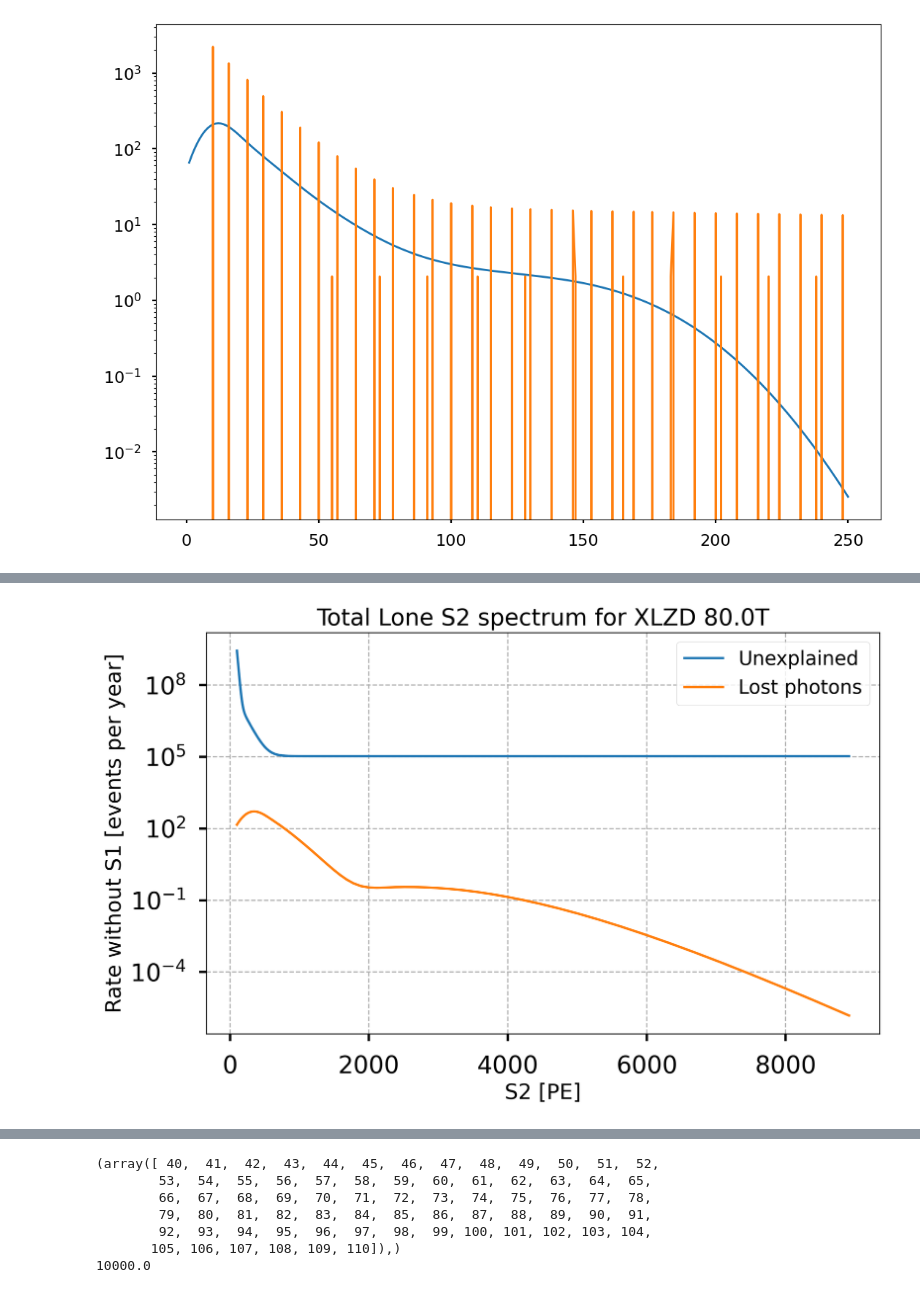
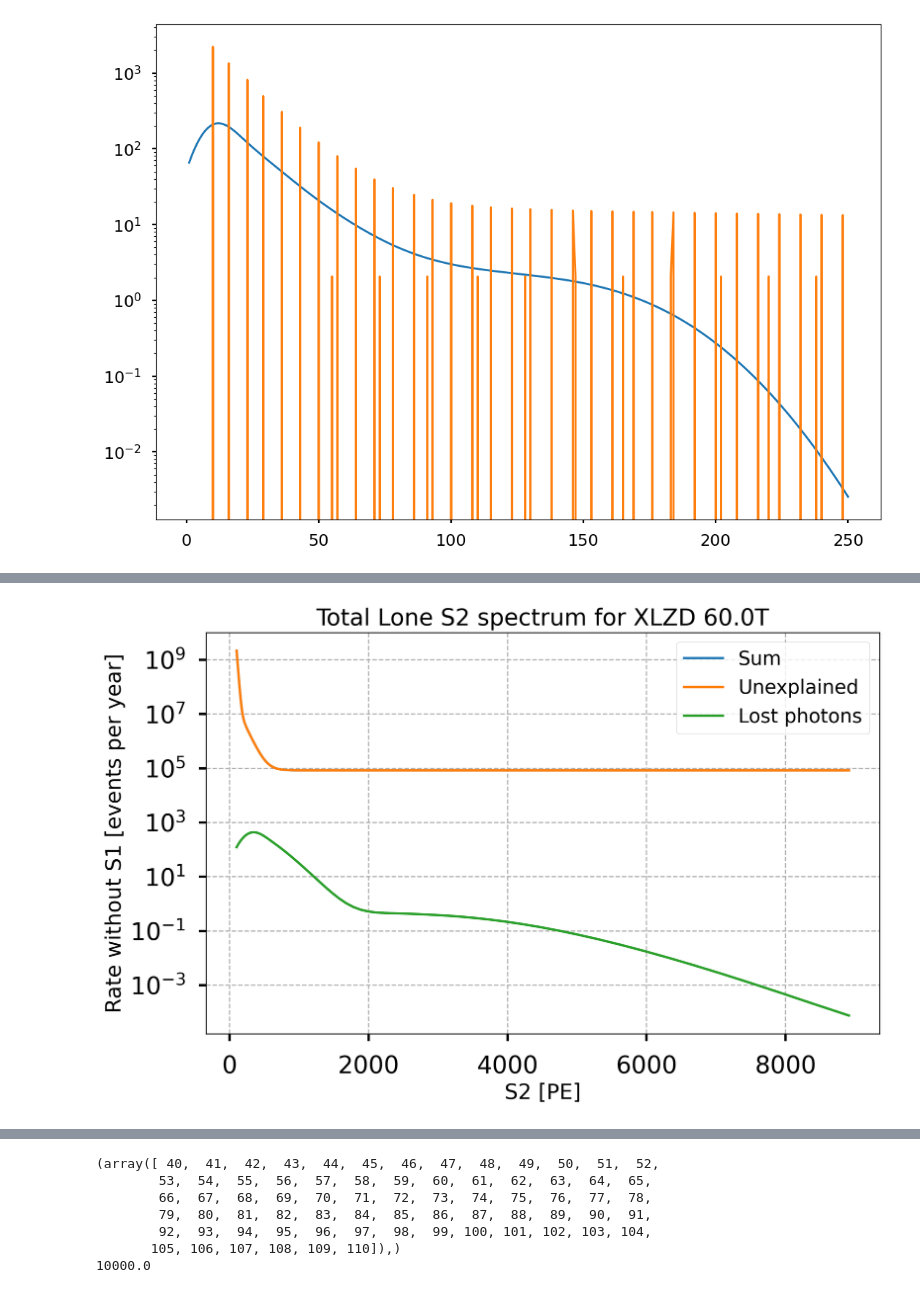
Before and after one commit to robertsjames/FlameFitSimple, a Jupyter notebook: analyses/wimp_sensitivity/AC_background/XLZD_ACTemplateMaker_30Jan2025_final.ipynb, the cells around one changed output, grey strips where cells are left out. Saved outputs shown, nothing was run; the diff lists cells and outputs as text; code cells hidden in the pictures.

```diff
--- a/analyses/wimp_sensitivity/AC_background/XLZD_ACTemplateMaker_30Jan2025_final.ipynb
+++ b/analyses/wimp_sensitivity/AC_background/XLZD_ACTemplateMaker_30Jan2025_final.ipynb
@@ -89,7 +89,7 @@ XLZDdetector_40T = ACClasses.Detector(TPCHeight=200.,
                 SEGain = 40,
                 LCETop = 0.184,
                 LCEBottom = 0.385,
-                PMTDetectionProb = 0.34,
+                PMTDetectionProb = 0.21, #0.34,
                 PMTDarkRate = 18,
                 DriftField = 240,
                 ElectronLifetime = 10,
@@ -106,7 +106,7 @@ XLZDdetector_60T = ACClasses.Detector(TPCHeight=298.,
                 SEGain = 40,
                 LCETop = 0.159,
                 LCEBottom = 0.333,
-                PMTDetectionProb = 0.34,
+                PMTDetectionProb = 0.21,
                 PMTDarkRate = 18,
                 DriftField = 240,
                 ElectronLifetime = 10,
@@ -122,7 +122,7 @@ XLZDdetector_80T = ACClasses.Detector(TPCHeight=396.,
                 SEGain = 40, #40 to 400
                 LCETop = 0.159,
                 LCEBottom = 0.311,
-                PMTDetectionProb = 0.34,
+                PMTDetectionProb = 0.21,
                 PMTDarkRate = 18,
                 DriftField = 290,
                 ElectronLifetime = 10,
@@ -169,7 +169,7 @@ LCeBot: 0.493 * (1-0.339) = 0.311
 """
 #detector = XENONdetector
 #detector = XENONnTdetector
-detector = XLZDdetector_80T
+detector = XLZDdetector_60T
 
 particleBackgroundsXENON1t = ACClasses.ParticleBackground(
         detector = detector,
@@ -510,33 +510,3 @@ Text(0.5, 1.0, 'Rate of S2 from rad. backgrounds in active volume without S1')
 x_LS2_below_200 = [x for x in x_LS2 if x <= 200]
 len_x_LS2_below_200 = len(x_LS2_below_200)
 R_LS2_below_200 = R_LS2[0:len_x_LS2_below_200]
-# %%
-#Add lone-S2 unexplained
-
-R_LS2_all = []
-R_LS2_unexpl = []
-
-for k, n in enumerate(x_LS2_below_200):
-    Runexplained = instrumentalBackgrounds.RUnexplainedS2(n)
-    #Runexplained=0
-    R_LS2_unexpl.append(Runexplained)
-    R_LS2_all.append( R_LS2[k] + Runexplained)
-fig_noS1tot, ax_noS1tot = plt.subplots()
-ax_noS1tot.semilogy(x_LS2_below_200, R_LS2_all, linewidth=2.0, label="Sum")
-ax_noS1tot.semilogy(x_LS2_below_200, R_LS2_unexpl, linewidth=2.0, label="Unexplained")
-ax_noS1tot.semilogy(x_LS2_below_200, R_LS2_below_200, linewidth=2.0, label="Lost photons")
-
-
-ax_noS1tot.grid(True, which="both", linestyle="--", linewidth=1.)
-ax_noS1tot.legend()
-
-ax_noS1tot.set_xlabel("S2 [e-]")
-ax_noS1tot.set_ylabel("Rate without S1 [events per year]")
-ax_noS1tot.set_title("Total lone-S2")
-plt.style.use('seaborn-v0_8-poster')
-plt.savefig("lone_S2.pdf", format="pdf",bbox_inches="tight")
-
-#Added to convert electrons to PE
-x_LS2_PE = []
-
-x_LS2_PE = [x*detector.g2 for x in x_LS2_below_200]
@@ -545,32 +513,33 @@ x_LS2_PE = [x*detector.g2 for x in x_LS2_below_200]
 # %%
 # Add lone-S2 unexplained
 R_LS2_all = []
 R_LS2_unexpl = []
 fig_noS1tot, ax_noS1tot = plt.subplots(figsize=(10, 6), dpi=300)
 
 for k, n in enumerate(x_LS2_below_200):
     Runexplained = instrumentalBackgrounds.RUnexplainedS2(n)
     R_LS2_unexpl.append(Runexplained)
     R_LS2_all.append(R_LS2[k] + Runexplained)
 
 # Added to convert electrons to PE
 x_LS2_PE = [x * detector.g2 for x in x_LS2_below_200]
 
+ax_noS1tot.semilogy(x_LS2_PE, R_LS2_all, linewidth=2.0, label="Sum")
 ax_noS1tot.semilogy(x_LS2_PE, R_LS2_unexpl, linewidth=2.0, label="Unexplained")
 ax_noS1tot.semilogy(x_LS2_PE, R_LS2_below_200, linewidth=2.0, label="Lost photons")
 
 ax_noS1tot.grid(True, which="both", linestyle="--", linewidth=1.)
 ax_noS1tot.legend()
 
 ax_noS1tot.set_xlabel("S2 [PE]")
 ax_noS1tot.tick_params(axis='both', labelsize=20, width=2, length=6)
 ax_noS1tot.set_ylabel("Rate without S1 [events per year]")
 ax_noS1tot.set_title(f"Total Lone S2 spectrum for XLZD {np.round(detector.activeMass, -1)}T")
 
 plt.style.use('seaborn-v0_8-poster')
 plt.savefig("lone_S2.pdf", format="pdf", bbox_inches="tight")
 # %% [output]
-[figure, old version]
+[figure, new version]
 # %%
 #Now add misclassified SE to S1 rate.
 # Single electrons are amplified given the SEgain.
```
Also changed, not shown: parts of 8 cells of this notebook.
